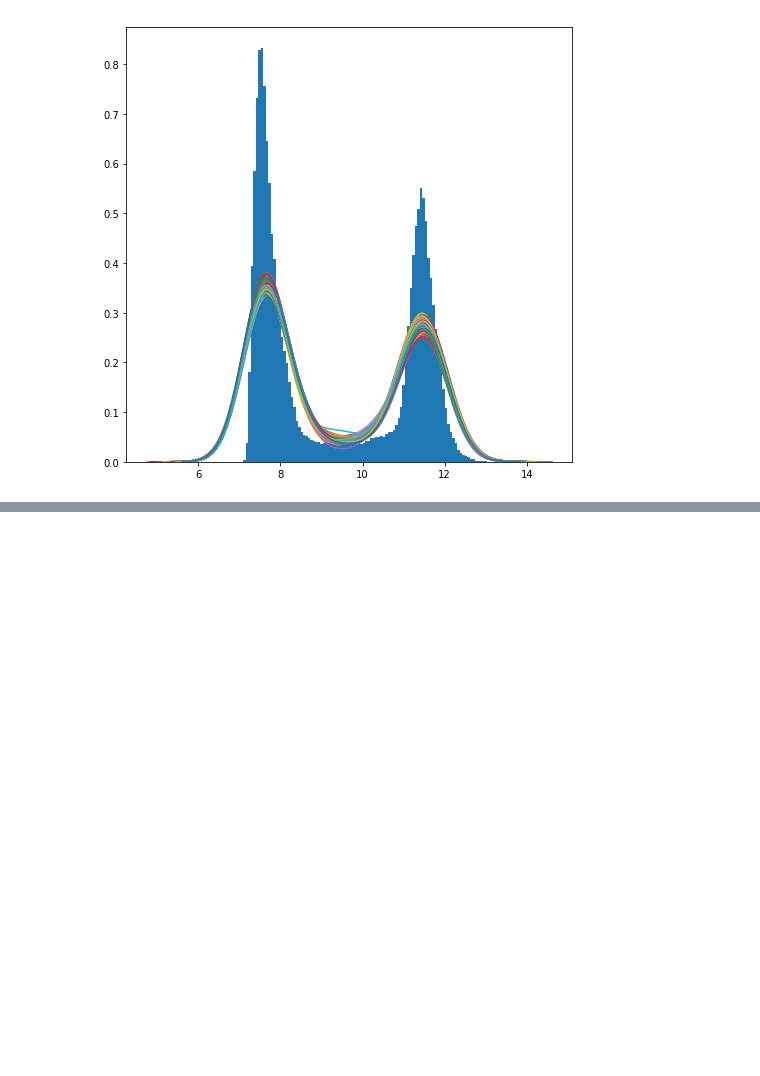
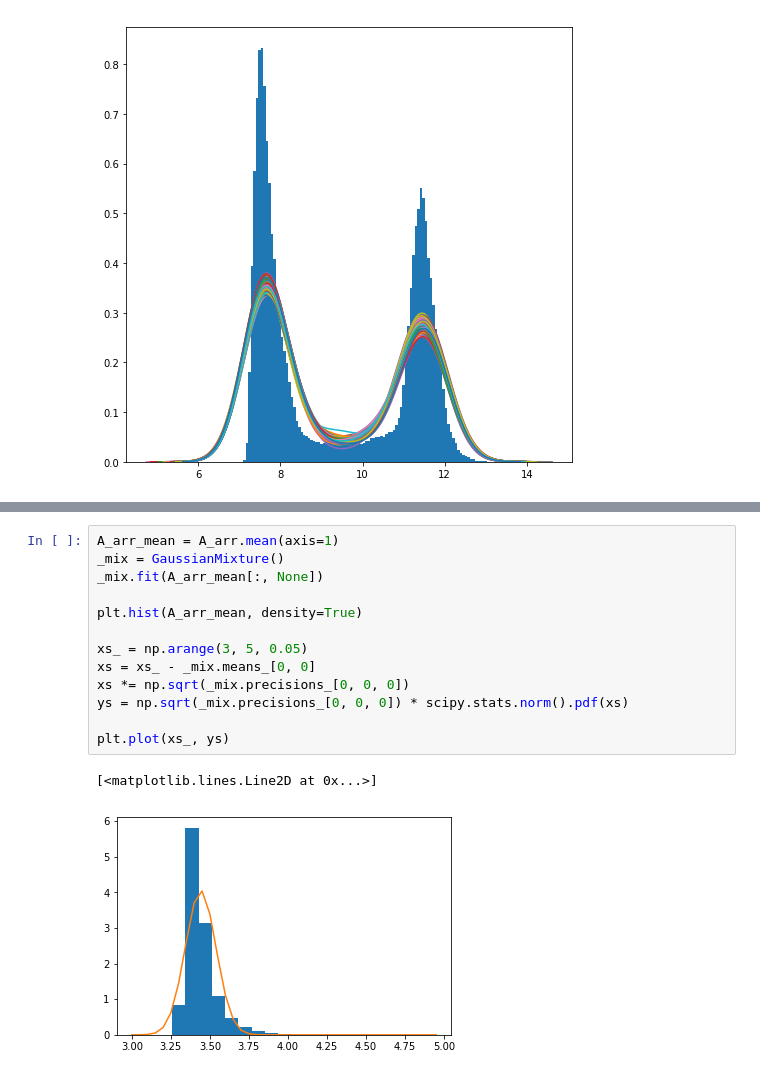
Before and after one commit to artemkondyukov/catch_bonds, a Jupyter notebook: notebooks/AssociationNucleus_1sq0.ipynb, the cells around one changed output, grey strips where cells are left out. Saved outputs shown, nothing was run; the diff lists cells and outputs as text; blank space fills up the shorter version.

```diff
--- a/notebooks/AssociationNucleus_1sq0.ipynb
+++ b/notebooks/AssociationNucleus_1sq0.ipynb
@@ -225,0 +353,16 @@ array([  2.11460771e-01,   6.76212760e-02,   3.66321279e-36])
+# %%
+A_arr_mean = A_arr.mean(axis=1)
+_mix = GaussianMixture()
+_mix.fit(A_arr_mean[:, None])
+
+plt.hist(A_arr_mean, density=True)
+
+xs_ = np.arange(3, 5, 0.05)
+xs = xs_ - _mix.means_[0, 0]
+xs *= np.sqrt(_mix.precisions_[0, 0, 0])
+ys = np.sqrt(_mix.precisions_[0, 0, 0]) * scipy.stats.norm().pdf(xs)
+
+plt.plot(xs_, ys)
+# %% [output]
+[<matplotlib.lines.Line2D at 0x...>]
+[figure, added]
```
Also changed, not shown: parts of 31 cells of this notebook.
